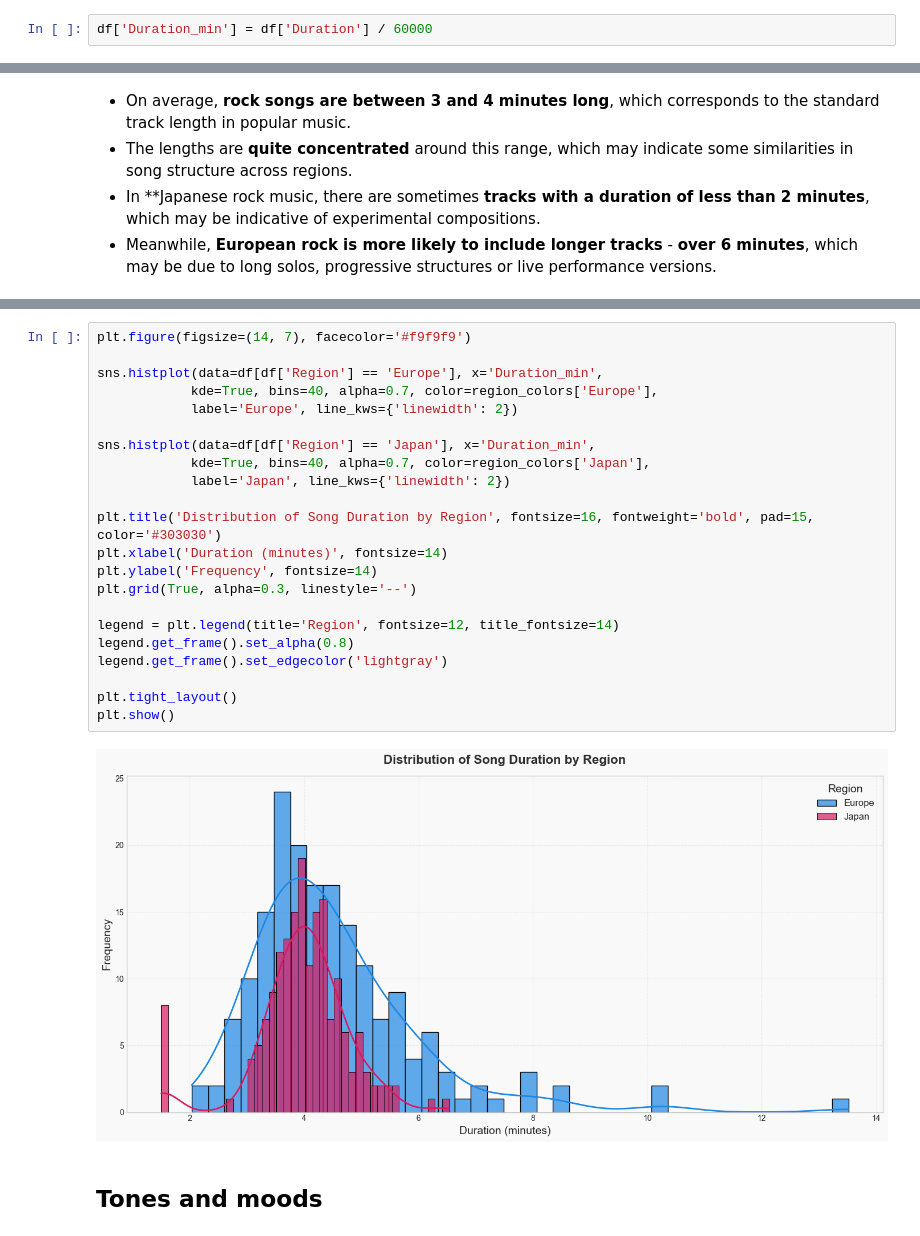
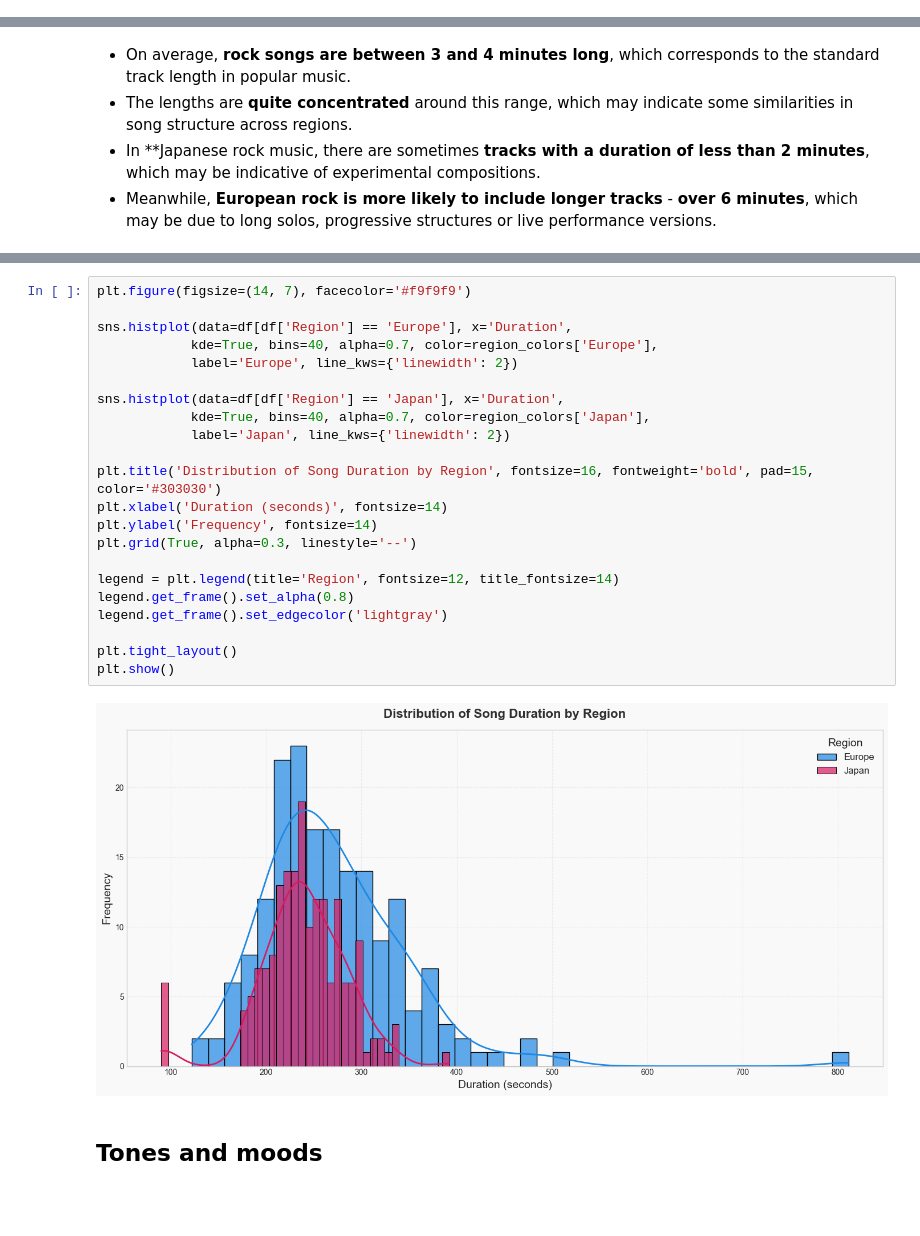
Before and after one commit to LarLex001/spotify-jrock-eurock, a Jupyter notebook: notebooks/analysis_data.ipynb, the cells around one changed output, grey strips where cells are left out. Cells and saved outputs as stored; diff of their text form; blank space fills up the shorter version.

```diff
--- a/notebooks/analysis_data.ipynb
+++ b/notebooks/analysis_data.ipynb
@@ -792,7 +780,5 @@ plt.show()
 # %% [markdown]
 ## **Song duration**
-# %%
-df['Duration_min'] = df['Duration'] / 60000
 # %% [markdown]
 #### ⏱ Average song length in rock music
 
@@ -850,27 +836,27 @@ plt.show()
 # %%
 plt.figure(figsize=(14, 7), facecolor='#f9f9f9')
 
-sns.histplot(data=df[df['Region'] == 'Europe'], x='Duration_min',
+sns.histplot(data=df[df['Region'] == 'Europe'], x='Duration',
             kde=True, bins=40, alpha=0.7, color=region_colors['Europe'],
             label='Europe', line_kws={'linewidth': 2})
 
-sns.histplot(data=df[df['Region'] == 'Japan'], x='Duration_min',
+sns.histplot(data=df[df['Region'] == 'Japan'], x='Duration',
             kde=True, bins=40, alpha=0.7, color=region_colors['Japan'],
             label='Japan', line_kws={'linewidth': 2})
 
 plt.title('Distribution of Song Duration by Region', fontsize=16, fontweight='bold', pad=15, color='#303030')
-plt.xlabel('Duration (minutes)', fontsize=14)
+plt.xlabel('Duration (seconds)', fontsize=14)
 plt.ylabel('Frequency', fontsize=14)
 plt.grid(True, alpha=0.3, linestyle='--')
 
 legend = plt.legend(title='Region', fontsize=12, title_fontsize=14)
 legend.get_frame().set_alpha(0.8)
 legend.get_frame().set_edgecolor('lightgray')
 
 plt.tight_layout()
 plt.show()
 # %% [output]
-[figure, old version]
+[figure, new version]
 # %% [markdown]
 ## **Tones and moods**
 # %% [markdown]
```
Also changed, not shown: parts of 43 cells of this notebook, 9 other files.
